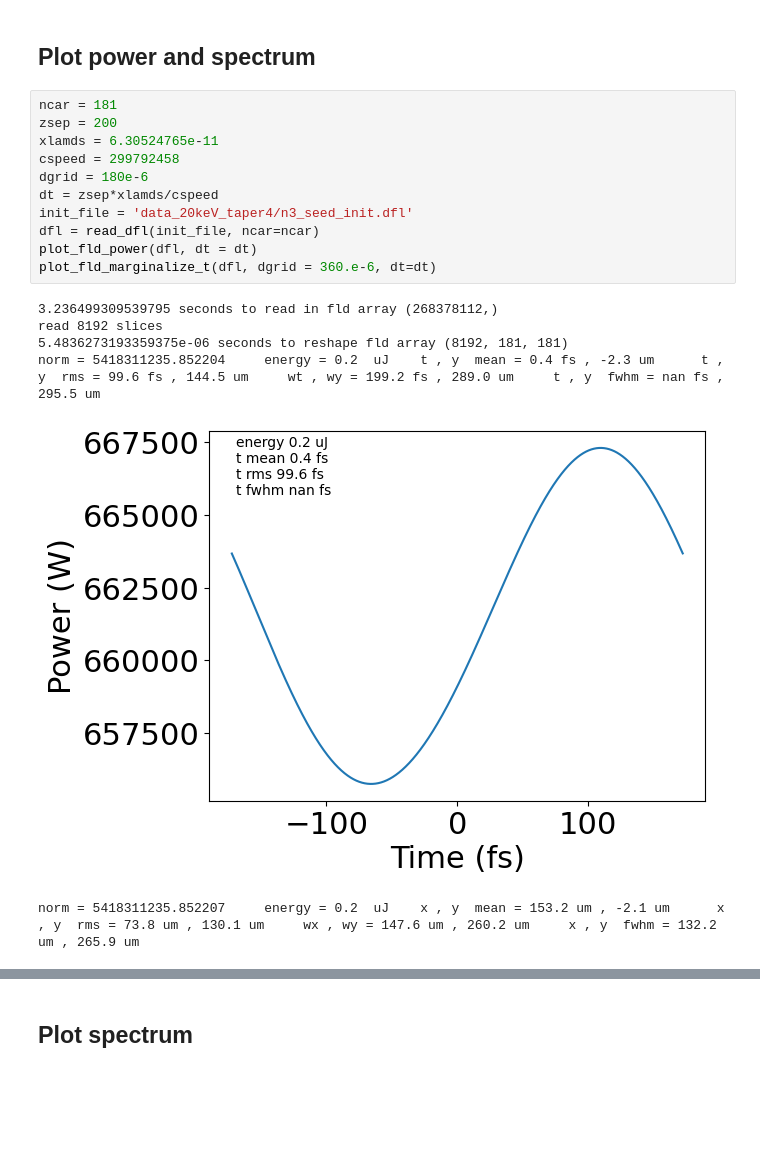
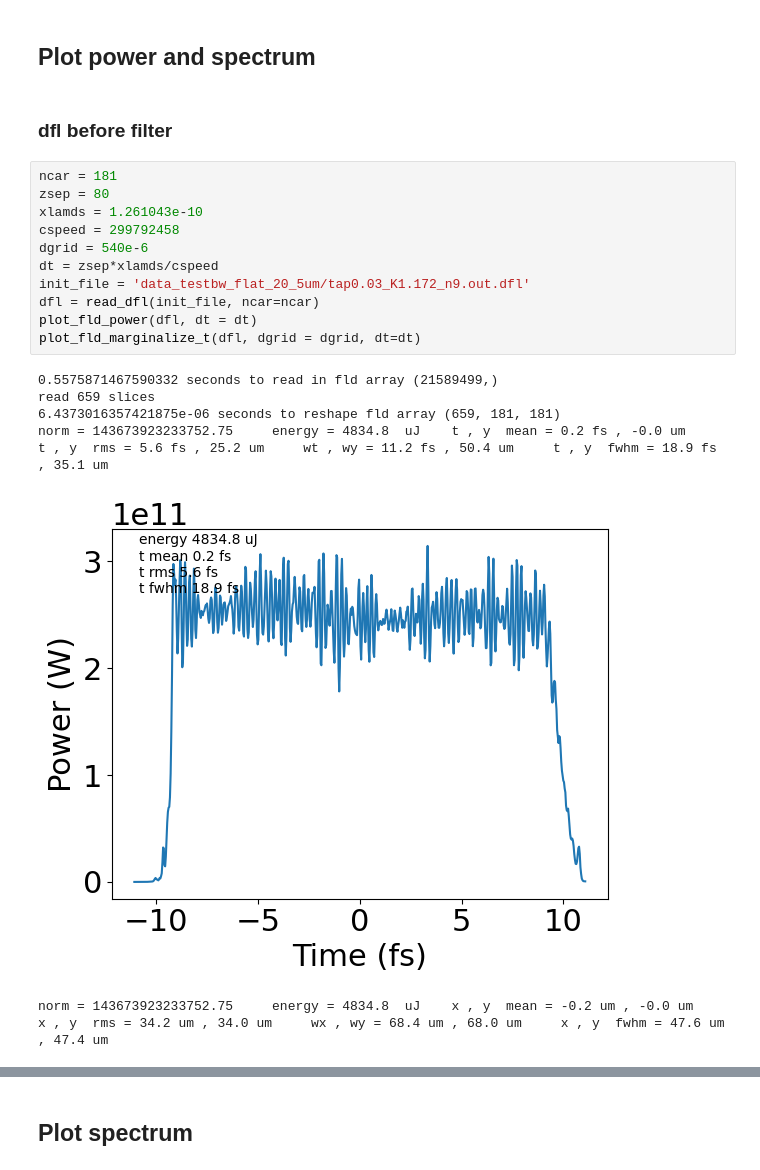
Before and after one commit to jy-tang/CBXFEL, a Jupyter notebook: process_output.ipynb, the cells around one changed output, grey strips where cells are left out. Drawn from its saved outputs; the diff is of its cells as text; blank space fills up the shorter version.

```diff
--- a/process_output.ipynb
+++ b/process_output.ipynb
@@ -87,20 +89,22 @@ ax2.tick_params(axis='y', labelsize=fontsize, colors = 'k')
 # %% [markdown]
 ## Plot power and spectrum
+# %% [markdown]
+### dfl before filter
 # %%
 ncar = 181
-zsep = 200
-xlamds = 6.30524765e-11
+zsep = 80
+xlamds = 1.261043e-10
 cspeed = 299792458
-dgrid = 180e-6
+dgrid = 540e-6
 dt = zsep*xlamds/cspeed
-init_file = 'data_20keV_taper4/n3_seed_init.dfl'
+init_file = 'data_testbw_flat_20_5um/tap0.03_K1.172_n9.out.dfl'
 dfl = read_dfl(init_file, ncar=ncar)
 plot_fld_power(dfl, dt = dt)
-plot_fld_marginalize_t(dfl, dgrid = 360.e-6, dt=dt)
+plot_fld_marginalize_t(dfl, dgrid = dgrid, dt=dt)
 # %% [output]
-3.236499309539795 seconds to read in fld array (268378112,)
-read 8192 slices
-5.4836273193359375e-06 seconds to reshape fld array (8192, 181, 181)
-norm = 5418311235.852204     energy = 0.2  uJ    t , y  mean = 0.4 fs , -2.3 um      t , y  rms = 99.6 fs , 144.5 um     wt , wy = 199.2 fs , 289.0 um     t , y  fwhm = nan fs , 295.5 um
+0.5575871467590332 seconds to read in fld array (21589499,)
+read 659 slices
+6.4373016357421875e-06 seconds to reshape fld array (659, 181, 181)
+norm = 143673923233752.75     energy = 4834.8  uJ    t , y  mean = 0.2 fs , -0.0 um      t , y  rms = 5.6 fs , 25.2 um     wt , wy = 11.2 fs , 50.4 um     t , y  fwhm = 18.9 fs , 35.1 um
-[figure, old version]
+[figure, new version]
-norm = 5418311235.852207     energy = 0.2  uJ    x , y  mean = 153.2 um , -2.1 um      x , y  rms = 73.8 um , 130.1 um     wx , wy = 147.6 um , 260.2 um     x , y  fwhm = 132.2 um , 265.9 um
+norm = 143673923233752.75     energy = 4834.8  uJ    x , y  mean = -0.2 um , -0.0 um      x , y  rms = 34.2 um , 34.0 um     wx , wy = 68.4 um , 68.0 um     x , y  fwhm = 47.6 um , 47.4 um
```
Also changed, not shown: parts of 14 cells of this notebook, 28 other files.
